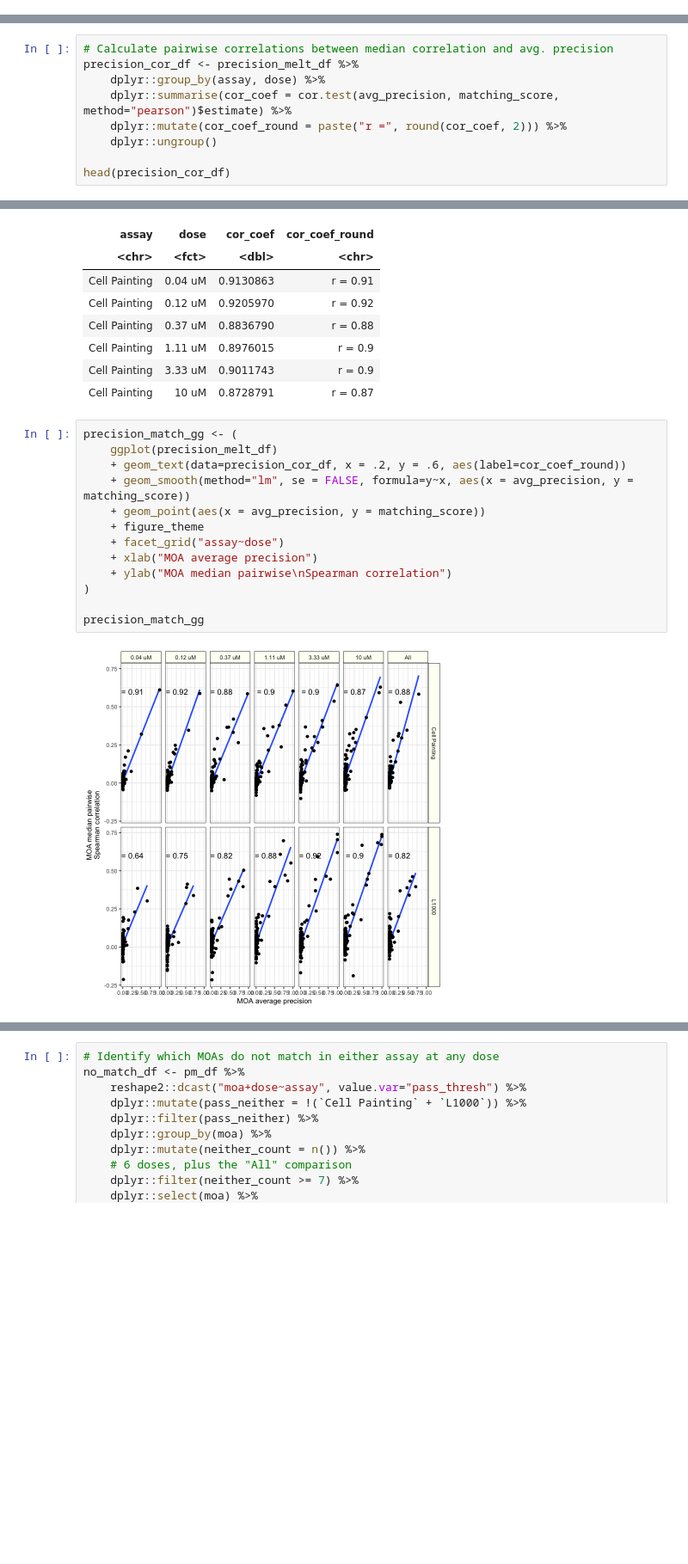
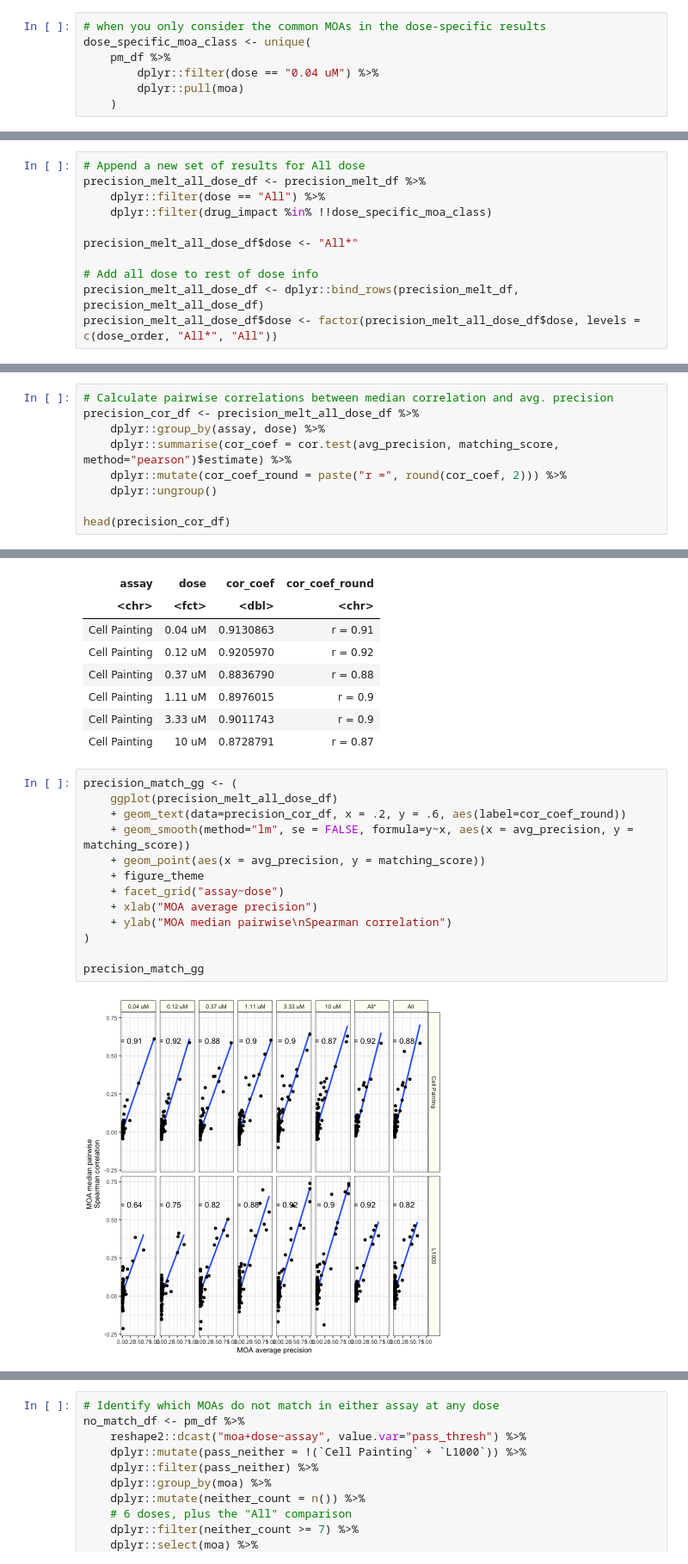
Before and after one commit to broadinstitute/lincs-profiling-complementarity, a Jupyter notebook: 6.paper_figures/supfig17_moawordhits.ipynb, the cells around one changed output, grey strips where cells are left out. Shown at 86% size. Cells and saved outputs as stored; diff of their text form; blank space fills up the shorter version.

```diff
--- a/6.paper_figures/supfig17_moawordhits.ipynb
+++ b/6.paper_figures/supfig17_moawordhits.ipynb
@@ -80,6 +80,13 @@ A tibble: 6 × 8
 | adenosine receptor agonist | 3 | 0.04 uM | 0.009583710 | Cell Painting | 0.442 | FALSE | 0.3545777 |
 | adenosine receptor antagonist | 4 | 0.04 uM | 0.001703919 | Cell Painting | 0.612 | FALSE | 0.2132486 |
 | adrenergic receptor agonist | 20 | 0.04 uM | 0.005015938 | Cell Painting | 0.683 | FALSE | 0.1655793 |
+# %%
+# when you only consider the common MOAs in the dose-specific results
+dose_specific_moa_class <- unique(
+    pm_df %>%
+        dplyr::filter(dose == "0.04 uM") %>%
+        dplyr::pull(moa)
+    )
 # %%
 moa_count_filter <- 2
 
@@ -335,3 +342,14 @@ A data.frame: 2 × 7
 |  | <chr> | <fct> | <fct> | <chr> | <dbl> | <dbl> | <dbl> |
 | 1 | proteasome inhibitor | 3.33 uM | MOA | Cell Painting | 0.9093855 | 4 | 0.5364523 |
 | 2 | proteasome inhibitor | 10 uM | MOA | Cell Painting | 0.9242424 | 4 | 0.5921636 |
+# %%
+# Append a new set of results for All dose
+precision_melt_all_dose_df <- precision_melt_df %>%
+    dplyr::filter(dose == "All") %>%
+    dplyr::filter(drug_impact %in% !!dose_specific_moa_class)
+
+precision_melt_all_dose_df$dose <- "All*"
+
+# Add all dose to rest of dose info
+precision_melt_all_dose_df <- dplyr::bind_rows(precision_melt_df, precision_melt_all_dose_df)
+precision_melt_all_dose_df$dose <- factor(precision_melt_all_dose_df$dose, levels = c(dose_order, "All*", "All"))
@@ -338,6 +361,6 @@ A data.frame: 2 × 7
 # %%
 # Calculate pairwise correlations between median correlation and avg. precision
-precision_cor_df <- precision_melt_df %>%
+precision_cor_df <- precision_melt_all_dose_df %>%
     dplyr::group_by(assay, dose) %>%
     dplyr::summarise(cor_coef = cor.test(avg_precision, matching_score, method="pearson")$estimate) %>%
     dplyr::mutate(cor_coef_round = paste("r =", round(cor_coef, 2))) %>%
@@ -356,17 +379,17 @@ A tibble: 6 × 4
 | Cell Painting | 10 uM | 0.8728791 | r = 0.87 |
 # %%
 precision_match_gg <- (
-    ggplot(precision_melt_df)
+    ggplot(precision_melt_all_dose_df)
     + geom_text(data=precision_cor_df, x = .2, y = .6, aes(label=cor_coef_round))
     + geom_smooth(method="lm", se = FALSE, formula=y~x, aes(x = avg_precision, y = matching_score))
     + geom_point(aes(x = avg_precision, y = matching_score))
     + figure_theme
     + facet_grid("assay~dose")
     + xlab("MOA average precision")
     + ylab("MOA median pairwise\nSpearman correlation")
 )
 
 precision_match_gg
 # %% [output]
-[figure, old version]
+[figure, new version]
 # %%
```
Also changed, not shown: parts of 5 cells of this notebook, 3 other files.
